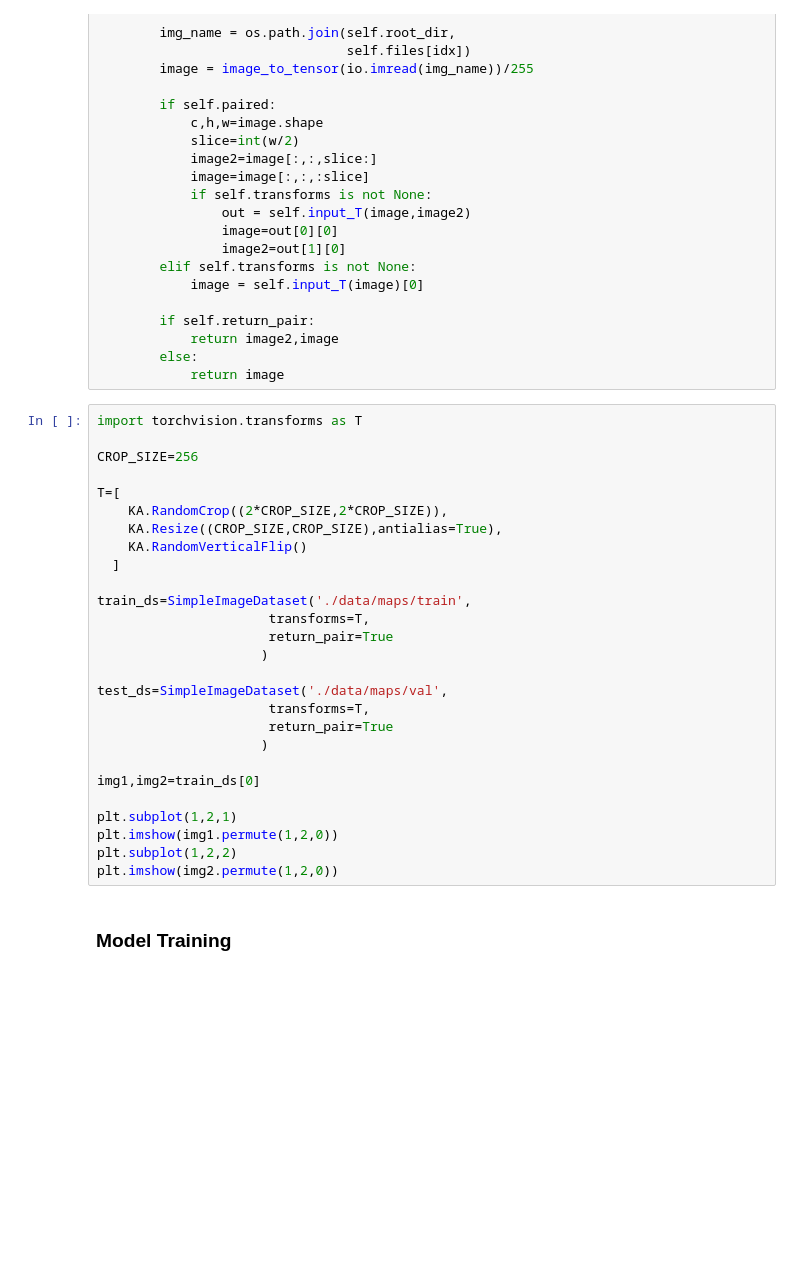
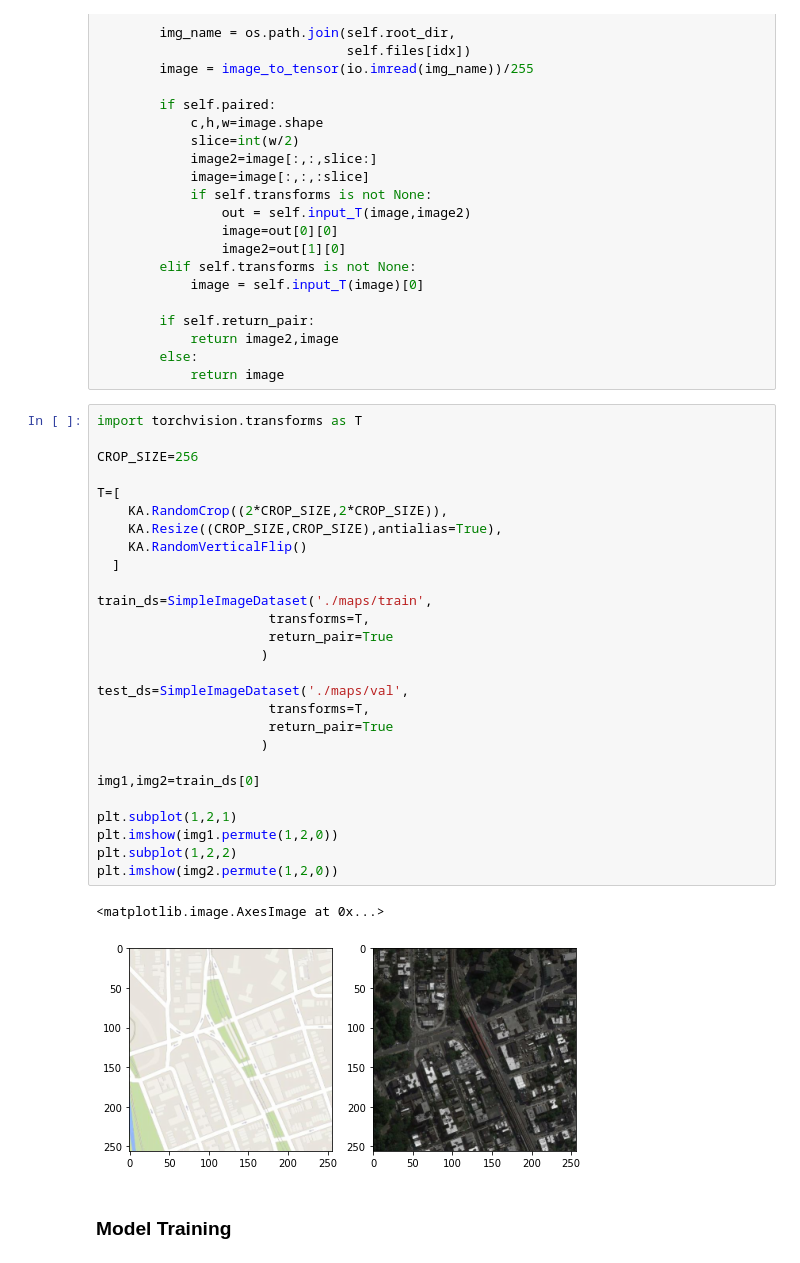
Before and after one commit to mikonvergence/DiffusionFastForward, a Jupyter notebook: 05-Conditional-Latent-Diffusion-colab.ipynb, the cells around one changed output. Drawn from its saved outputs; the diff is of its cells as text; blank space fills up the shorter version.

```diff
--- a/05-Conditional-Latent-Diffusion-colab.ipynb
+++ b/05-Conditional-Latent-Diffusion-colab.ipynb
@@ -113,30 +144,33 @@ class SimpleImageDataset(Dataset):
 # %%
 import torchvision.transforms as T
 
 CROP_SIZE=256
 
 T=[
     KA.RandomCrop((2*CROP_SIZE,2*CROP_SIZE)),
     KA.Resize((CROP_SIZE,CROP_SIZE),antialias=True),
     KA.RandomVerticalFlip()
   ]
 
-train_ds=SimpleImageDataset('./data/maps/train',
+train_ds=SimpleImageDataset('./maps/train',
                       transforms=T,
                       return_pair=True
                      )
 
-test_ds=SimpleImageDataset('./data/maps/val',
+test_ds=SimpleImageDataset('./maps/val',
                       transforms=T,
                       return_pair=True
                      )
 
 img1,img2=train_ds[0]
 
 plt.subplot(1,2,1)
 plt.imshow(img1.permute(1,2,0))
 plt.subplot(1,2,2)
 plt.imshow(img2.permute(1,2,0))
+# %% [output]
+<matplotlib.image.AxesImage at 0x...>
+[figure, added]
 # %% [markdown]
 ### Model Training
 # %%
```
Also changed, not shown: parts of 6 cells of this notebook.
